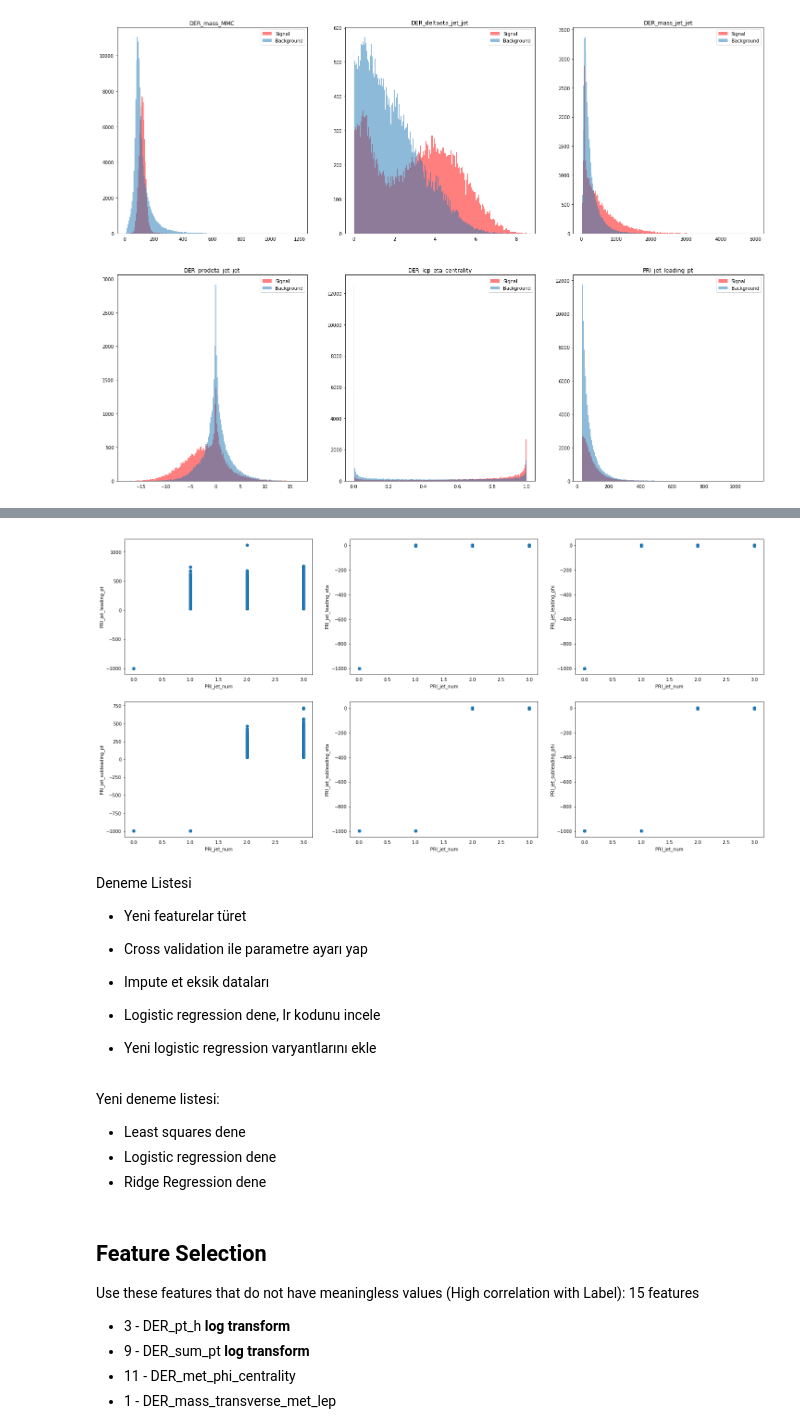
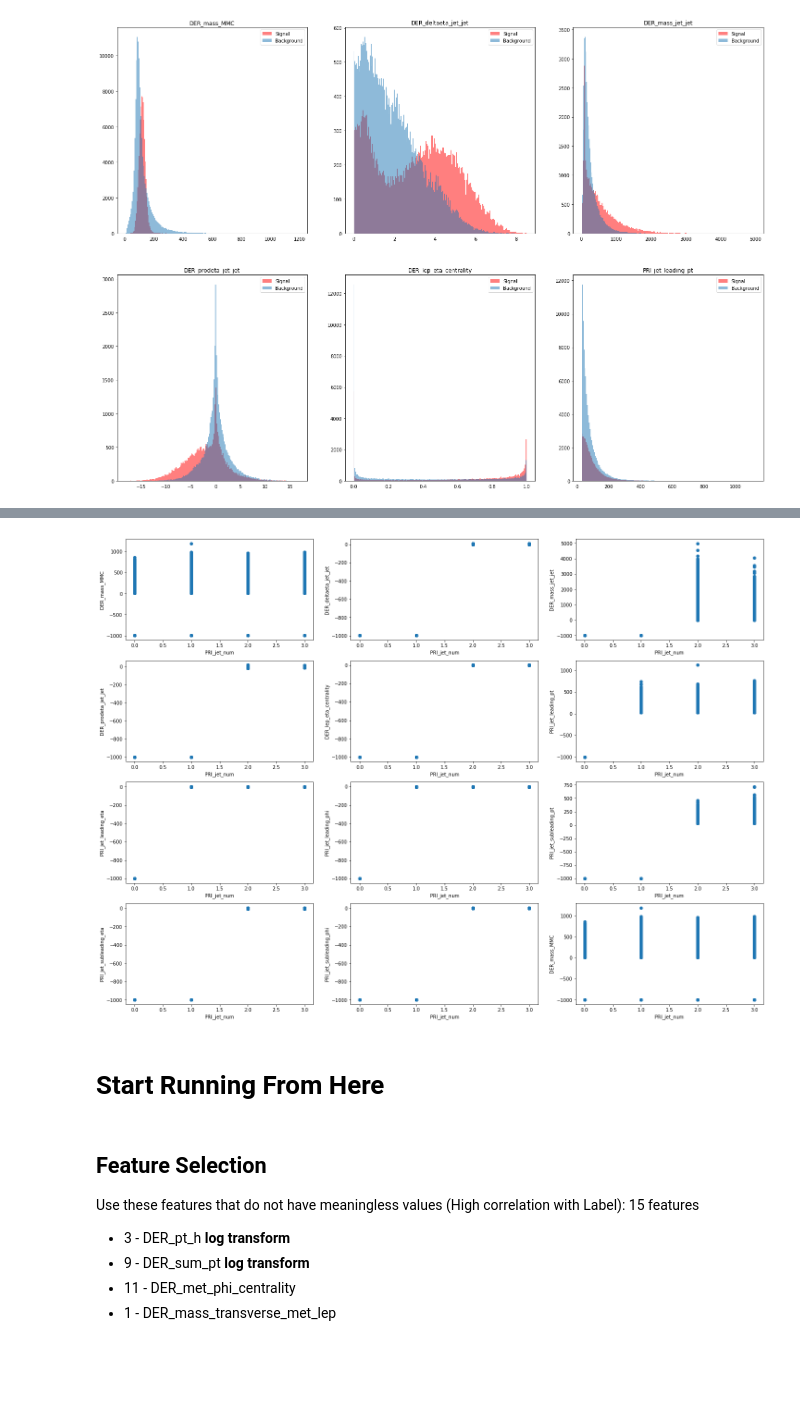
Before and after one commit to canaltinigne/EPFL-ML-Project_1, a Jupyter notebook: code/Feature_Engineering.ipynb, the cells around one changed output, grey strips where cells are left out. Saved outputs shown, nothing was run; the diff lists cells and outputs as text; code cells hidden in the pictures; blank space fills up the shorter version.

```diff
--- a/code/Feature_Engineering.ipynb
+++ b/code/Feature_Engineering.ipynb
@@ -158,11 +164,12 @@ Let's see the correlation matrix of the features that do not have invalid values
 # %%
-col_num = np.array([4,5,6,12,26,27,28])
+col_num = np.array([0,4,5,6,12,23,24,25,26,27,28])
 cols = []
 
 for i in col_num:
-    cols.append(X_train[np.where(X_train[:,i] != -999)[0], i])
+    X_train[np.where(X_train[:,i] == -999)[0], i] = np.median(X_train[np.where(X_train[:,i] != -999)[0], i])
+    cols.append(X_train[:,i])
 
-cols.append(y_train[np.where(X_train[:,i] != -999)[0]])
+cols.append(y_train)
 
 correlations = np.corrcoef(cols)
 
@@ -179,7 +186,6 @@ ax.set_xticklabels(np.append(columns[col_num], 'Label'))
 ax.set_yticklabels(np.append(columns[col_num], 'Label'))
 
 
-
 # Let the horizontal axes labeling appear on top.
 ax.tick_params(top=True, bottom=False, labeltop=True, labelbottom=False)
 
@@ -321,35 +324,19 @@ If PRI_jet_num is 1:
 # %%
-fig, axs = plt.subplots(2, 3, figsize=(25,12))
-counter = 23
+fig, axs = plt.subplots(4, 3, figsize=(24,18))
+columns_170k = [0,4,5,6,12,23,24,25,26,27,28,0]
+counter = 0
 # We can set the number of bins with the `bins` kwarg
-for i in range(2):
+for i in range(4):
     for j in range(3):
-        axs[i,j].scatter(X_train[:,22],
-                   X_train[:,counter])
-        axs[i, j].set_ylabel(columns[counter])
+        axs[i, j].scatter(X_train[:,22], X_train[:,columns_170k[counter]])
+        axs[i, j].set_ylabel(columns[columns_170k[counter]])
         axs[i, j].set_xlabel(columns[22])
         #axs[i,j].legend()
         counter += 1
 # %% [output]
-[figure, old version]
+[figure, new version]
-# %% [markdown]
-Deneme Listesi
-
-- Yeni featurelar türet
-- Cross validation ile parametre ayarı yap
-
-
-- Impute et eksik dataları
-
-
-- Logistic regression dene, lr kodunu incele
-- Yeni logistic regression varyantlarını ekle
-# %% [markdown]
-Yeni deneme listesi:
-
-* Least squares dene
-* Logistic regression dene
-* Ridge Regression dene
+# %% [markdown]
+# Start Running From Here
 # %% [markdown]
 ## Feature Selection
 
```
Also changed, not shown: parts of 46 cells of this notebook, 10 other files.
